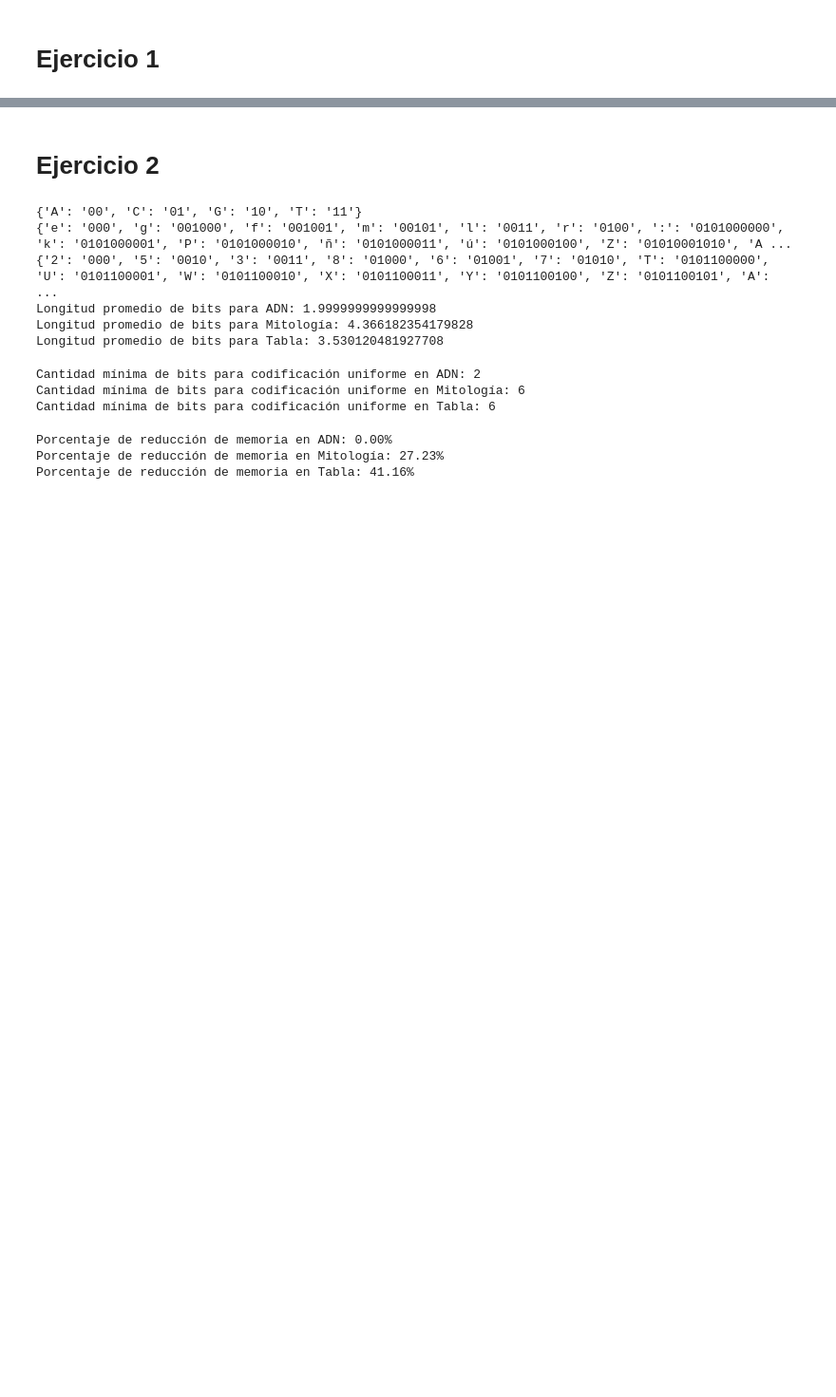
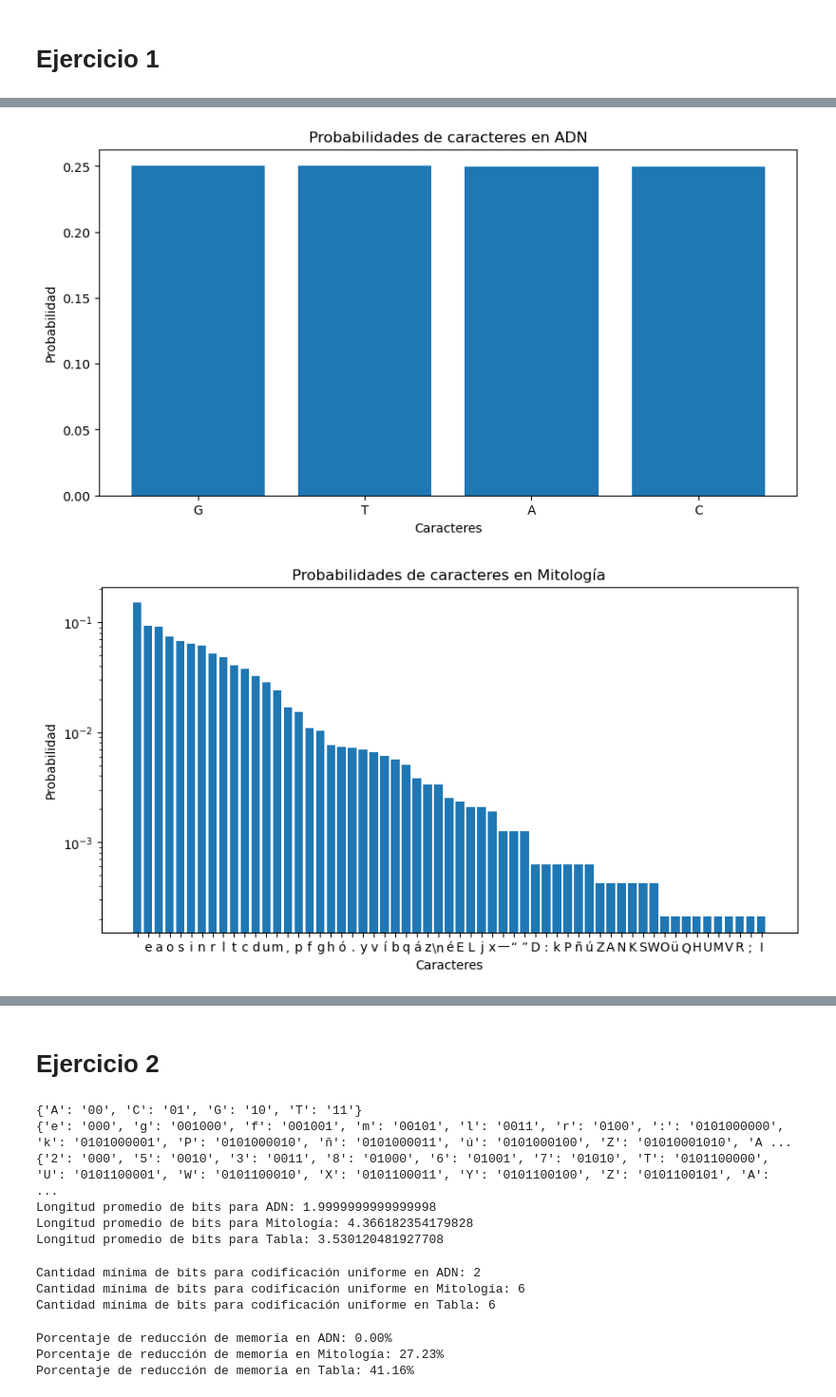
Before and after one commit to FrancoSandri/TP2_Inferencia, a Jupyter notebook: tp2.ipynb, the cells around one changed output, grey strips where cells are left out. Shown at 95% size. Drawn from its saved outputs; the diff is of its cells as text; code cells hidden in the pictures; blank space fills up the shorter version.

```diff
--- a/tp2.ipynb
+++ b/tp2.ipynb
@@ -82,0 +94,7 @@ plt.show()
+# %%
+prob_graph(adn_probabilidades, "ADN")
+prob_graph(mitologia_probabilidades, "Mitología")
+prob_graph(tabla_probabilidades, "Tabla")
+# %% [output]
+[figure, added]
+[figure, added]
```
Also changed, not shown: parts of 3 cells of this notebook.
